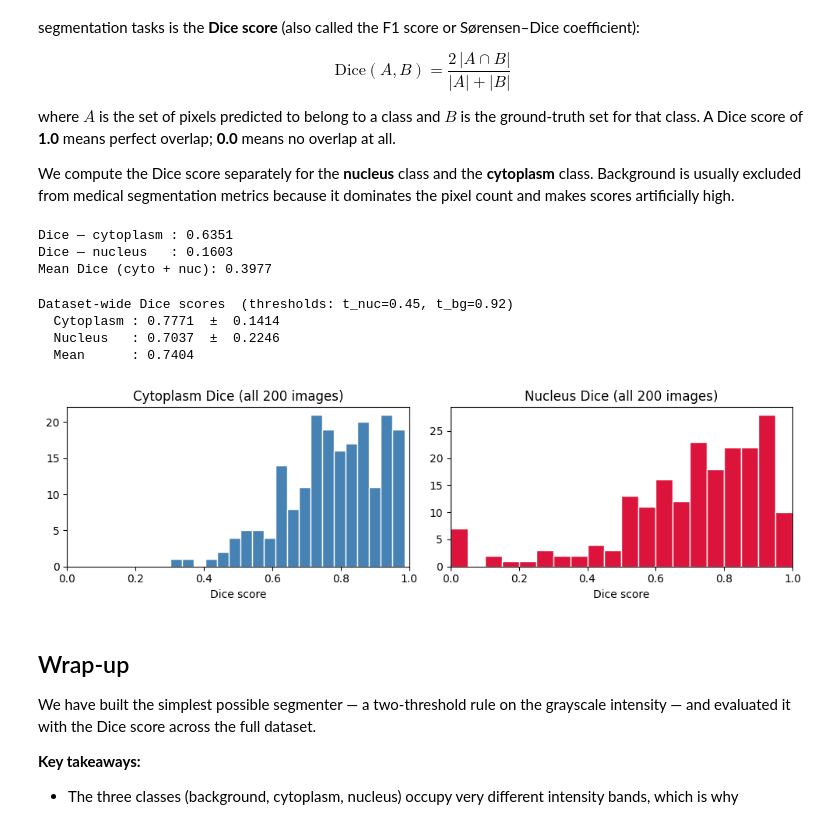
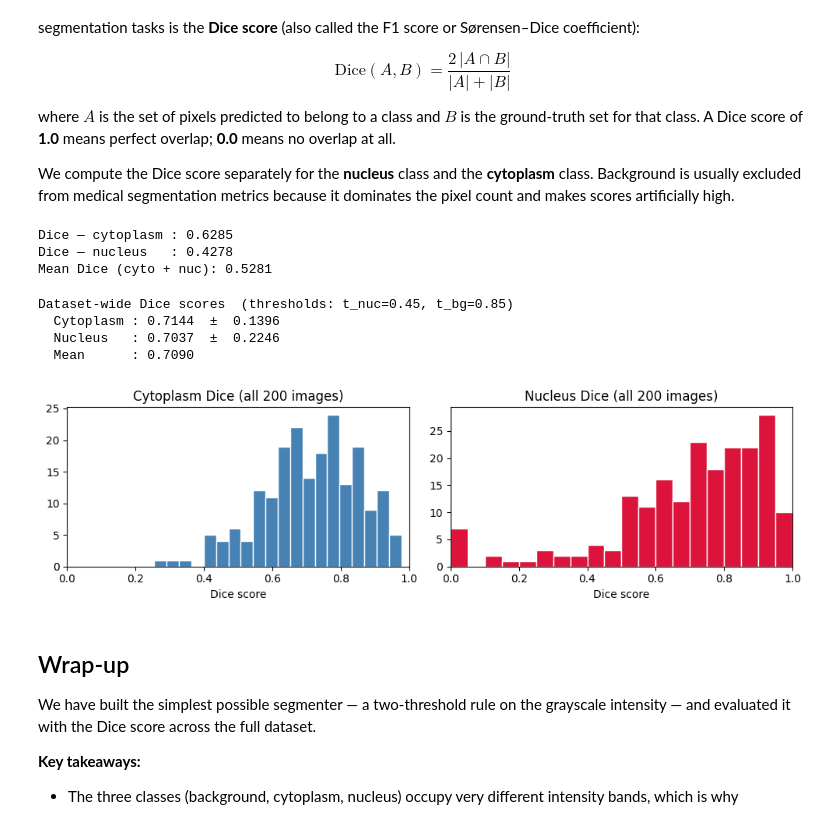
Before and after one commit to Crefossus/Cedars_AI_Campus_Tutorials, a Jupyter notebook: 01_exploratory_segmentation.ipynb, the cells around one changed output. Cells and saved outputs as stored; diff of their text form; code cells hidden in the pictures.

```diff
--- a/01_exploratory_segmentation.ipynb
+++ b/01_exploratory_segmentation.ipynb
@@ -213,18 +215,23 @@ We introduce two thresholds:
 segmentation and Dice scores change.
 # %%
 # ── Threshold parameters (adjust and re-run!) ─────────────────────────────────
+
+t_nucleusLower = 0.00  # lower bound for nucleus
 t_nucleus    = 0.45   # pixels darker than this  →  nucleus
-t_background = 0.92   # pixels brighter than this →  background
-                      # everything in between     →  cytoplasm
-t_nucleusLower = 0.25
+t_background = 0.85   # pixels brighter than this →  background
+                        # everything in between     →  cytoplasm
 
-# ── Build predicted mask ──────────────────────────────────────────────────────
-pred7 = np.zeros_like(gray7, dtype=np.int64)   # default: background (0)
-pred7[(gray7 > t_nucleusLower) & (gray7 <  t_nucleus) ]         = 2   # nucleus
+def threhsholdSegmentation(image: np.ndarray, t_nucleusLower: float, t_nucleus: float, t_background: float) -> np.ndarray:
 
-pred7[(gray7 >= t_nucleus) & (gray7 < t_background)] = 1   # cytoplasm
-pred7[(gray7 >= 0) & (gray7 <= t_nucleusLower) ] = 1   # cytoplasm
+  # ── Build predicted mask ──────────────────────────────────────────────────────
+  predImage = np.zeros_like(image, dtype=np.int64)   # default: background (0)
+  predImage[(image > t_nucleusLower) & (image <  t_nucleus) ]         = 2   # nucleus
 
+  predImage[(image >= t_nucleus) & (image < t_background)] = 1   # cytoplasm
+  predImage[(image >= 0) & (image <= t_nucleusLower) ] = 1   # cytoplasm
+  return predImage
+
+pred7 = threhsholdSegmentation(gray7, t_nucleusLower, t_nucleus, t_background)
 # (pixels >= t_background stay 0 = background)
 
 print("Predicted class counts:")
@@ -292,47 +299,53 @@ print(f"Dice — cytoplasm : {dice_cyto:.4f}")
 print(f"Dice — nucleus   : {dice_nuc:.4f}")
 print(f"Mean Dice (cyto + nuc): {(dice_cyto + dice_nuc) / 2:.4f}")
 # %% [output]
-Dice — cytoplasm : 0.6351
-Dice — nucleus   : 0.1603
-Mean Dice (cyto + nuc): 0.3977
+Dice — cytoplasm : 0.6285
+Dice — nucleus   : 0.4278
+Mean Dice (cyto + nuc): 0.5281
 # %%
 # ── Apply to the full dataset and report mean Dice ────────────────────────────
 cyto_scores, nuc_scores = [], []
-
-for i in range(len(X)):
+'''
     R_i, G_i, B_i = X[i, 0], X[i, 1], X[i, 2]
     gray_i = 0.299 * R_i + 0.587 * G_i + 0.114 * B_i
 
     pred_i = np.zeros_like(gray_i, dtype=np.int64)
     pred_i[gray_i < t_nucleus]                              = 2
     pred_i[(gray_i >= t_nucleus) & (gray_i < t_background)] = 1
+'''
+for i in range(len(X)):
+    R_i, G_i, B_i = X[i, 0], X[i, 1], X[i, 2]
+    gray_i = 0.299 * R_i + 0.587 * G_i + 0.114 * B_i
+
+    pred_i = threhsholdSegmentation(gray_i, t_nucleusLower, t_nucleus, t_background)
+
 
     cyto_scores.append(dice_score(pred_i, y[i], cls=1))
     nuc_scores.append(dice_score(pred_i,  y[i], cls=2))
 
 print(f"Dataset-wide Dice scores  (thresholds: t_nuc={t_nucleus}, t_bg={t_background})")
 print(f"  Cytoplasm : {np.mean(cyto_scores):.4f}  ±  {np.std(cyto_scores):.4f}")
 print(f"  Nucleus   : {np.mean(nuc_scores):.4f}  ±  {np.std(nuc_scores):.4f}")
 print(f"  Mean      : {(np.mean(cyto_scores) + np.mean(nuc_scores)) / 2:.4f}")
 
 # Distribution plot
 fig, axes = plt.subplots(1, 2, figsize=(10, 3))
 axes[0].hist(cyto_scores, bins=20, color='steelblue', edgecolor='white')
 axes[0].set_title('Cytoplasm Dice (all 200 images)')
 axes[0].set_xlabel('Dice score')
 axes[1].hist(nuc_scores,  bins=20, color='crimson',   edgecolor='white')
 axes[1].set_title('Nucleus Dice (all 200 images)')
 axes[1].set_xlabel('Dice score')
 for ax in axes:
     ax.set_xlim(0, 1)
 plt.tight_layout()
 plt.show()
 # %% [output]
-Dataset-wide Dice scores  (thresholds: t_nuc=0.45, t_bg=0.92)
-  Cytoplasm : 0.7771  ±  0.1414
+Dataset-wide Dice scores  (thresholds: t_nuc=0.45, t_bg=0.85)
+  Cytoplasm : 0.7144  ±  0.1396
   Nucleus   : 0.7037  ±  0.2246
-  Mean      : 0.7404
+  Mean      : 0.7090
-[figure, old version]
+[figure, new version]
 # %% [markdown]
 ## Wrap-up
 
```
Also changed, not shown: parts of 3 cells of this notebook.
